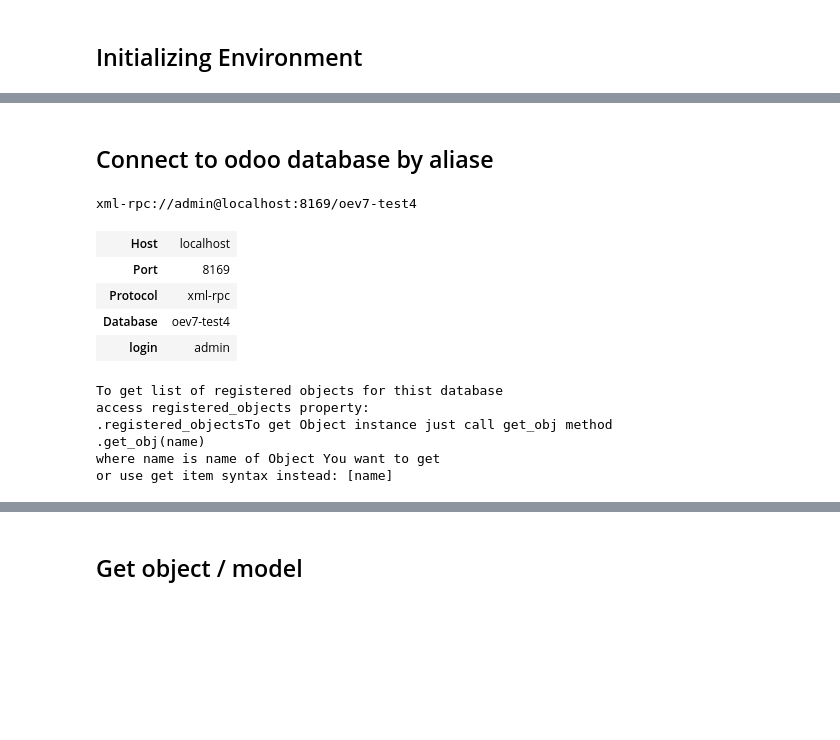
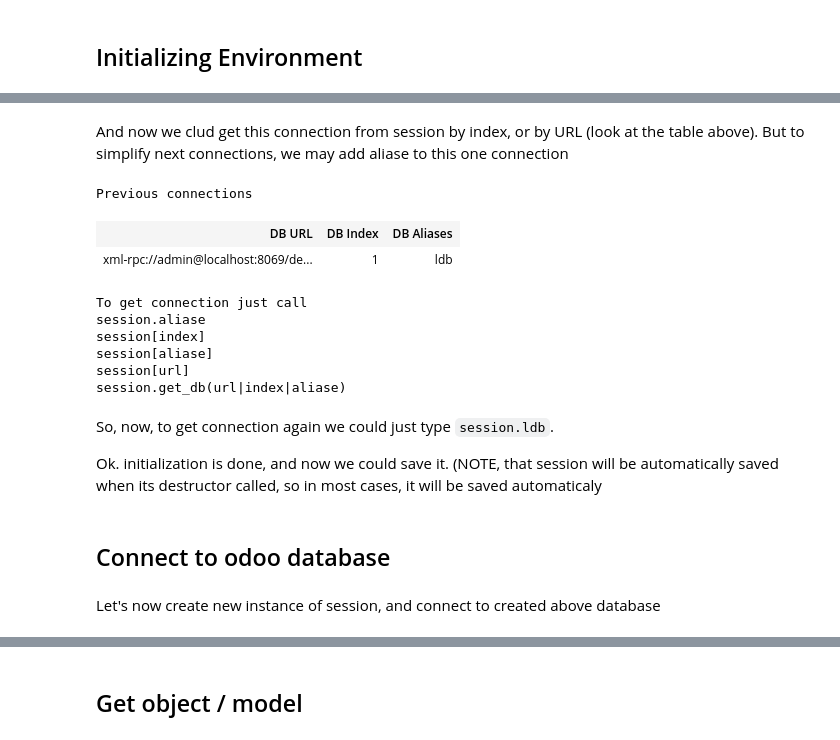
Before and after one commit to katyukha/odoo-rpc-client, a Jupyter notebook: examples/Examples & HTML tests.ipynb, the cells around one changed output, grey strips where cells are left out. Saved outputs shown, nothing was run; the diff lists cells and outputs as text; code cells hidden in the pictures; blank space fills up the shorter version.

````diff
--- a/examples/Examples & HTML tests.ipynb
+++ b/examples/Examples & HTML tests.ipynb
@@ -28,0 +69,19 @@ of connections above
+# %% [markdown]
+And now we clud get this connection from session by index, or by URL (look at the table above). But to simplify next connections, we may add aliase to this one connection
+# %%
+session.aliase('ldb', ldb)
+session
+# %% [output]
+Previous connections
+| DB URL | DB Index | DB Aliases |
+| xml-rpc://admin@localhost:8069/de... | 1 | ldb |
+To get connection just call
+session.aliase
+session[index]
+session[aliase]
+session[url]
+session.get_db(url|index|aliase)
+# %% [markdown]
+So, now, to get connection again we could just type ```session.ldb```.
+
+Ok. initialization is done, and now we could save it. (NOTE, that session will be automatically saved when its destructor called, so in most cases, it will be saved automaticaly
@@ -29,18 +90,4 @@ of connections above
 # %% [markdown]
-## Connect to odoo database by aliase
+## Connect to odoo database
-# %%
-ldb = session.ldb
-ldb
-# %% [output]
-xml-rpc://admin@localhost:8169/oev7-test4
-| Host | localhost |
-| Port | 8169 |
-| Protocol | xml-rpc |
-| Database | oev7-test4 |
-| login | admin |
-To get list of registered objects for thist database
-access registered_objects property:
-.registered_objectsTo get Object instance just call get_obj method
-.get_obj(name)
-where name is name of Object You want to get
-or use get item syntax instead: [name]
+# %% [markdown]
+Let's now create new instance of session, and connect to created above database
````
Also changed, not shown: parts of 29 cells of this notebook, 12 other files.
